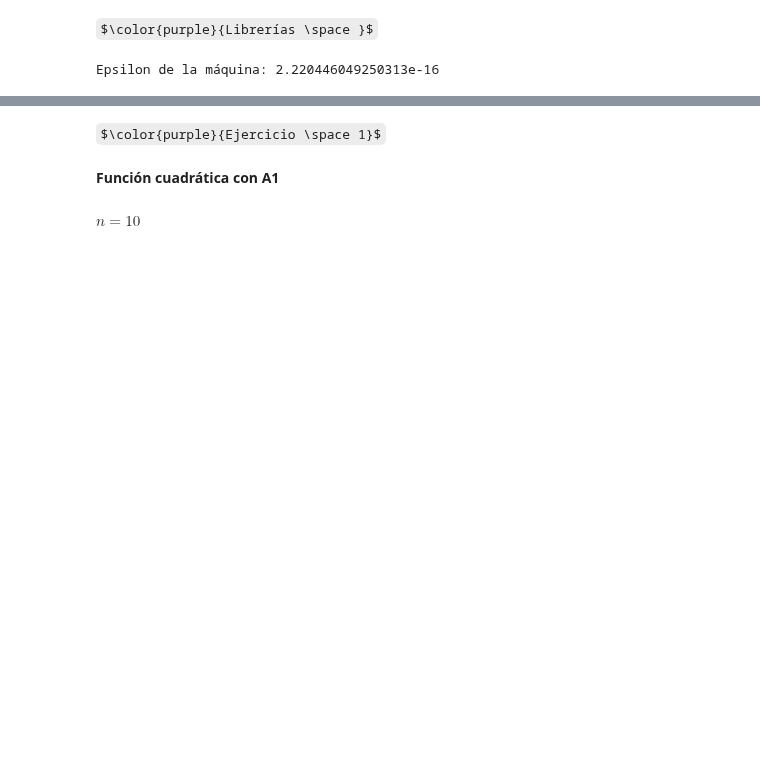
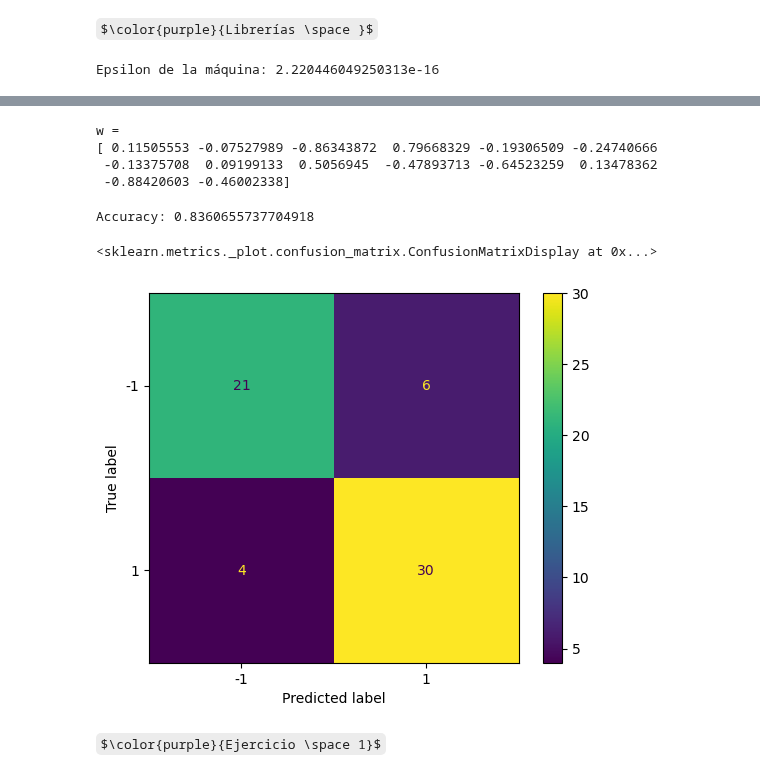
Before and after one commit to LaMaga98/cimat2023-1, a Jupyter notebook: optimizacion/09_tarea_optimizacion/opti_tarea9_YSGG.ipynb, the cells around one changed output, grey strips where cells are left out. Drawn from its saved outputs; the diff is of its cells as text; code cells hidden in the pictures; some formulas as TeX source; blank space fills up the shorter version.

```diff
--- a/optimizacion/09_tarea_optimizacion/opti_tarea9_YSGG.ipynb
+++ b/optimizacion/09_tarea_optimizacion/opti_tarea9_YSGG.ipynb
@@ -57,3 +60,8 @@ def genera_A2(n):
             u=0.25*((i-j)**2)
             A[i][j]=exp(-1*u)
     return A
+# %%
+# Lectura de los datos
+data = pd.read_csv('heart.csv')
+print('Dimensiones de la tabla:', data.shape)
+data.head()
@@ -60,2 +76,63 @@ def genera_A2(n):
+# %%
+# Cambiamos la etiqueta 0 por -1
+data.loc[data['target']==0, 'target'] = -1
+# Vector de etiquetas
+y  = data["target"]
+
+# Matriz de datos
+X  = data.drop('target',axis=1)
+
+# Se usa el 20% de los datos para crear el conjunto de prueba
+X_train, X_test, y_train, y_test = train_test_split(X, y, test_size=0.20, random_state = 0)
+
+# Se estandariza cada columna de la matriz de datos para evitar que por tener diferentes
+# rangos de valores cada columna (variable), afecte al algoritmo de optimización
+scaler = StandardScaler()
+X_train = scaler.fit_transform(X_train)
+X_test = scaler.transform(X_test)
+
+# Número de muestras del conjunto de entrenamiento
+ntrain  = X_train.shape[0]
+# Se agrega una columna de 1's para que el bias b forme pare del vector w
+X_train = np.hstack((np.ones((ntrain,1)), X_train))
+
+# Número de muestras del conjunto de prueba
+ntest   = X_test.shape[0]
+# Se agrega una columna de 1's para que el bias b forme pare del vector w
+X_test  = np.hstack((np.ones((ntest,1)), X_test))
+
+# Se convierte los dataframes a una matriz de numpy
+y_train = y_train.to_numpy()
+y_test = y_test.to_numpy()
+
+# Se entrena el clasificador de regresión logística
+lr    = LogisticRegression(fit_intercept=False)
+model = lr.fit(X_train, y_train)
+
+# Imprimimos las componentes de w
+w = np.squeeze(model.coef_)
+print('w = ')
+print(w)
+
+# Se calcula las predicciones para el conjunto de prueba
+y_predict = model.predict(X_test)
+# %% [output]
+w =
+[ 0.11505553 -0.07527989 -0.86343872  0.79668329 -0.19306509 -0.24740666
+ -0.13375708  0.09199133  0.5056945  -0.47893713 -0.64523259  0.13478362
+ -0.88420603 -0.46002338]
+# %%
+# Se mide el desempeño calculando la matriz de confusión y la exactitud
+conf_matrix = confusion_matrix(y_test, y_predict)
+acc_score = accuracy_score(y_test, y_predict)
+print("\nAccuracy:", acc_score,'\n')
+
+disp = ConfusionMatrixDisplay(confusion_matrix=conf_matrix,
+                              display_labels=model.classes_)
+disp.plot()
+# %% [output]
+Accuracy: 0.8360655737704918
+<sklearn.metrics._plot.confusion_matrix.ConfusionMatrixDisplay at 0x...>
+[figure, added]
 # %% [markdown]
 $\color{purple}{Ejercicio \space 1}$ <br>
@@ -134,4 +138,0 @@ def BFGS_modificado(f, Df, H0, x0, tol, max_iter=5000):
-# %% [markdown]
-**Función cuadrática con A1**
-# %% [markdown]
-$n=10$
```
Also changed, not shown: parts of 57 cells of this notebook, 1 other file.
